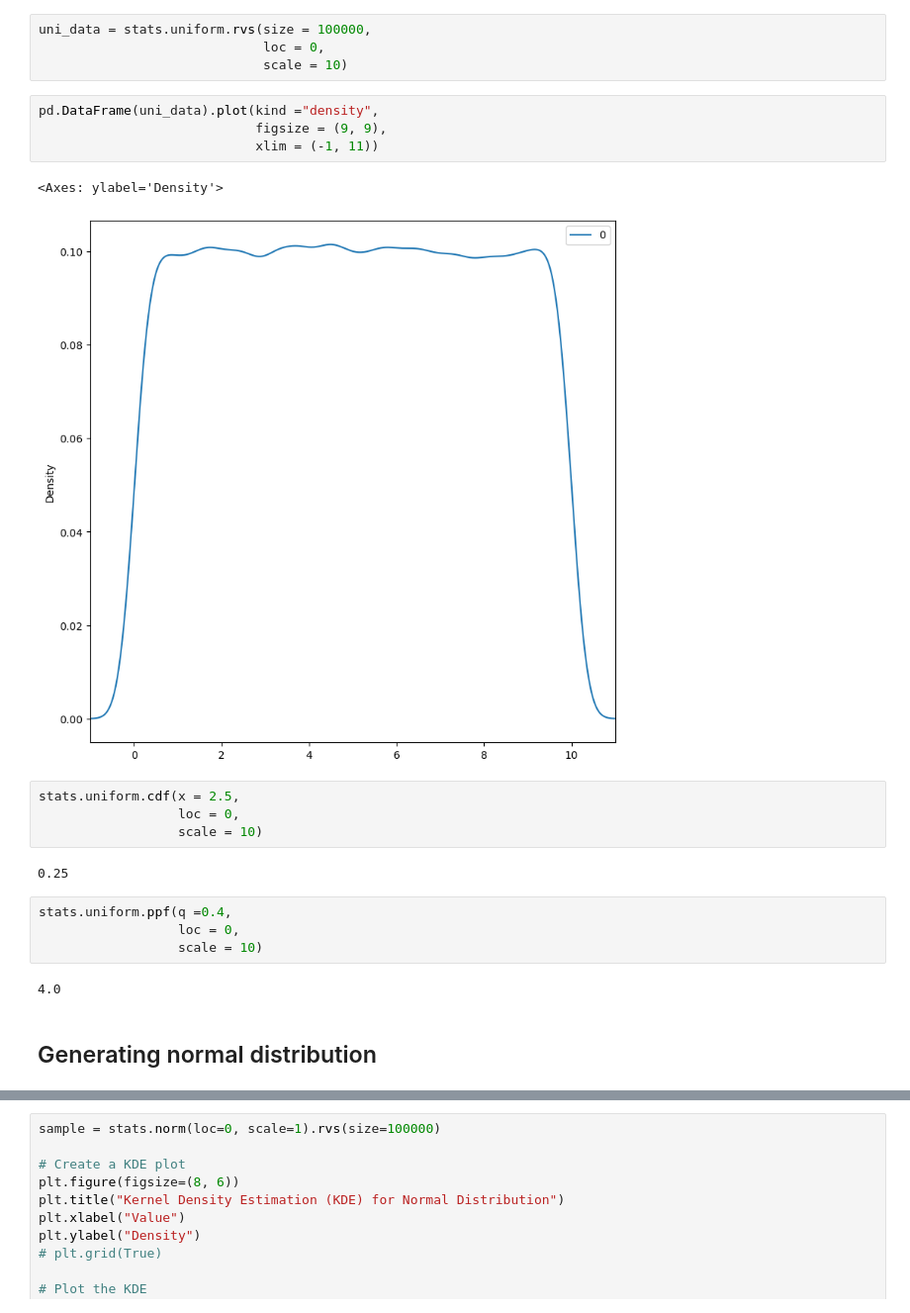
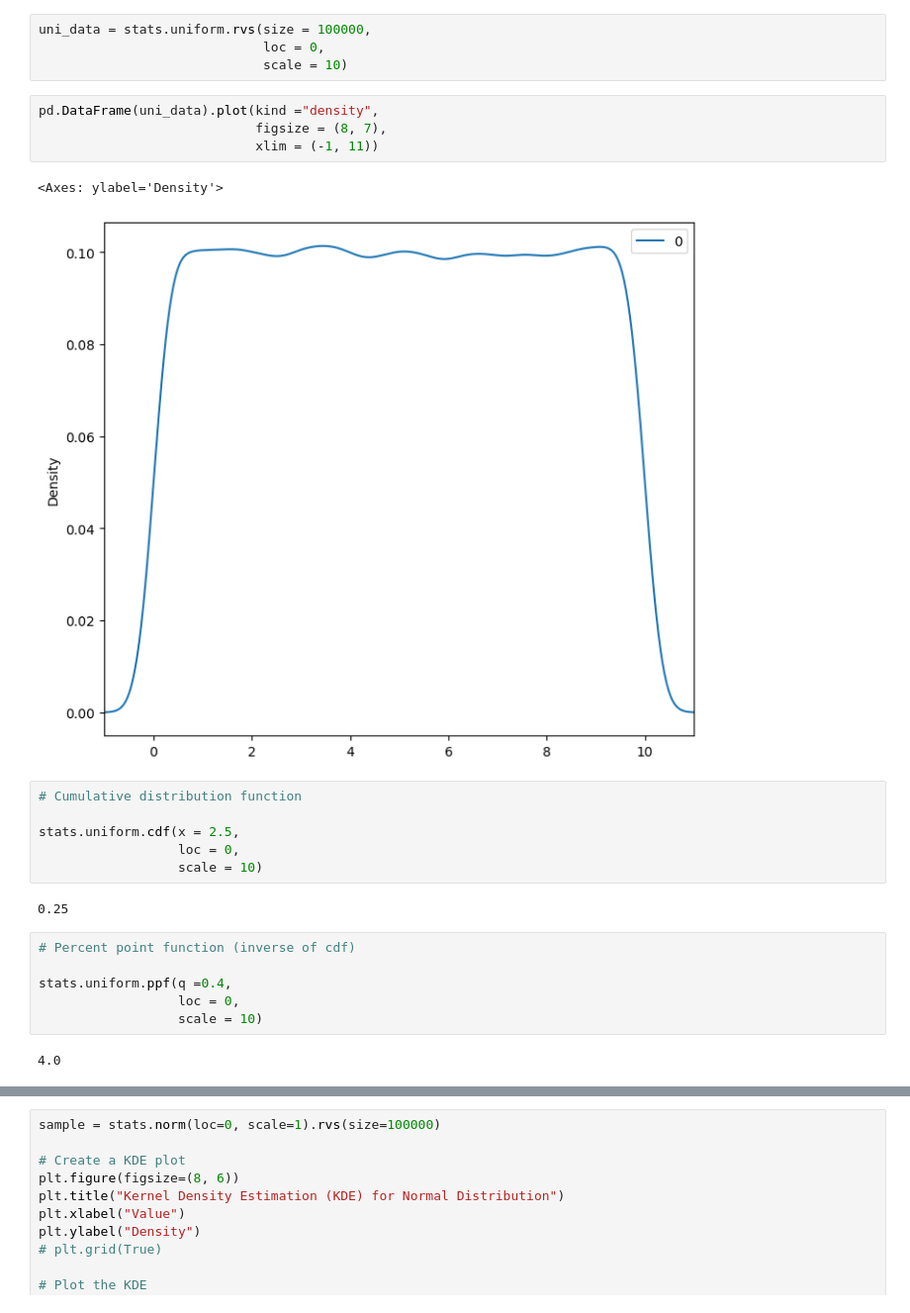
Before and after one commit to AakashRevankar/stats_concepts, a Jupyter notebook: 4_Probability_distribution.ipynb, the cells around one changed output, grey strips where cells are left out. Shown at 99% size. Saved outputs shown, nothing was run; the diff lists cells and outputs as text.

```diff
--- a/4_Probability_distribution.ipynb
+++ b/4_Probability_distribution.ipynb
@@ -12,22 +33,24 @@ uni_data = stats.uniform.rvs(size = 100000,
                              scale = 10)
 # %%
 pd.DataFrame(uni_data).plot(kind ="density",
-                            figsize = (9, 9),
+                            figsize = (8, 7),
                             xlim = (-1, 11))
 # %% [output]
 <Axes: ylabel='Density'>
-[figure, old version]
+[figure, new version]
 # %%
+# Cumulative distribution function
+
 stats.uniform.cdf(x = 2.5,
                   loc = 0,
                   scale = 10)
 # %% [output]
 0.25
 # %%
+# Percent point function (inverse of cdf)
+
 stats.uniform.ppf(q =0.4,
                   loc = 0,
                   scale = 10)
 # %% [output]
 4.0
-# %% [markdown]
-## Generating normal distribution
```
Also changed, not shown: parts of 20 cells of this notebook, 1 other file.
